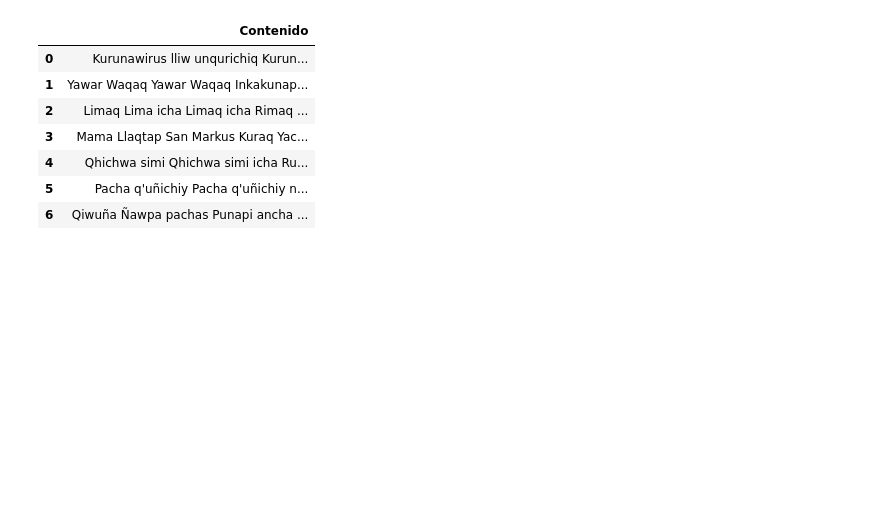
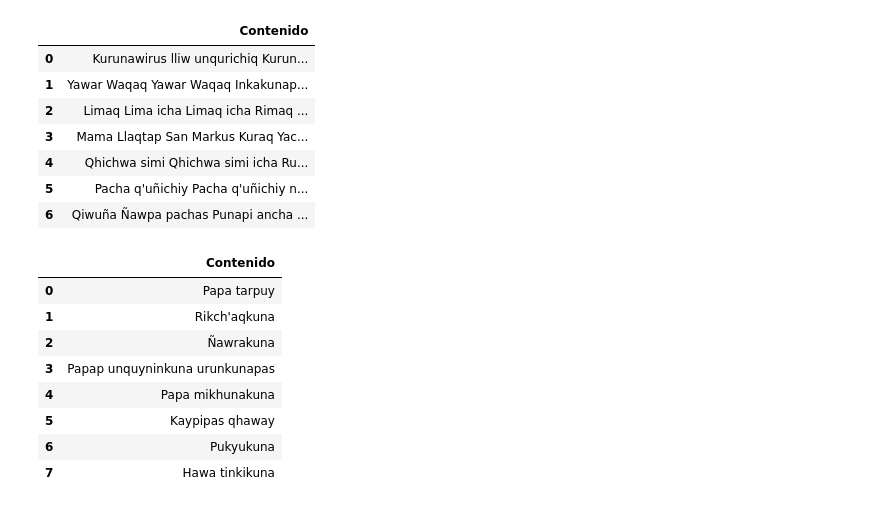
Before and after one commit to TACC-TA/corpus-extraction, a Jupyter notebook: Corpus Extraction/extraction.ipynb, the cells around one changed output. Saved outputs shown, nothing was run; the diff lists cells and outputs as text; code cells hidden in the pictures; blank space fills up the shorter version.

```diff
--- a/Corpus Extraction/extraction.ipynb
+++ b/Corpus Extraction/extraction.ipynb
@@ -190,0 +218,32 @@ df6 = pd.DataFrame(textos, columns=["Contenido"])
+# %%
+import re
+from langdetect import detect
+import pandas as pd
+
+textos = []
+
+for h1 in bs.find_all('h2'):
+    contenido_limpio = h1.text.replace('\n', ' ').strip()
+    # Aplicar una expresión regular para eliminar todos los números y puntos en el texto
+    contenido_limpio = re.sub(r'[\d.]+', ' ', contenido_limpio)
+
+    # Eliminar partes entre corchetes con palabras específicas
+    contenido_limpio = re.sub(r'\[.*?(?:llamk\'apuy|pukyuta).*?\]', '', contenido_limpio)
+
+    # Verificar si el texto no está en español y no es igual a "Contenidos"
+    if contenido_limpio and '<' not in contenido_limpio and '>' not in contenido_limpio:
+        if detect(contenido_limpio) != 'es' and contenido_limpio != 'Contenidos':
+            textos.append(contenido_limpio)
+
+df6 = pd.DataFrame(textos, columns=["Contenido"])
+display(df6)
+# %% [output]
+|  | Contenido |
+| 0 | Papa tarpuy |
+| 1 | Rikch'aqkuna |
+| 2 | Ñawrakuna |
+| 3 | Papap unquyninkuna urunkunapas |
+| 4 | Papa mikhunakuna |
+| 5 | Kaypipas qhaway |
+| 6 | Pukyukuna |
+| 7 | Hawa tinkikuna |
```
Also changed, not shown: parts of 7 cells of this notebook, 2 other files.
